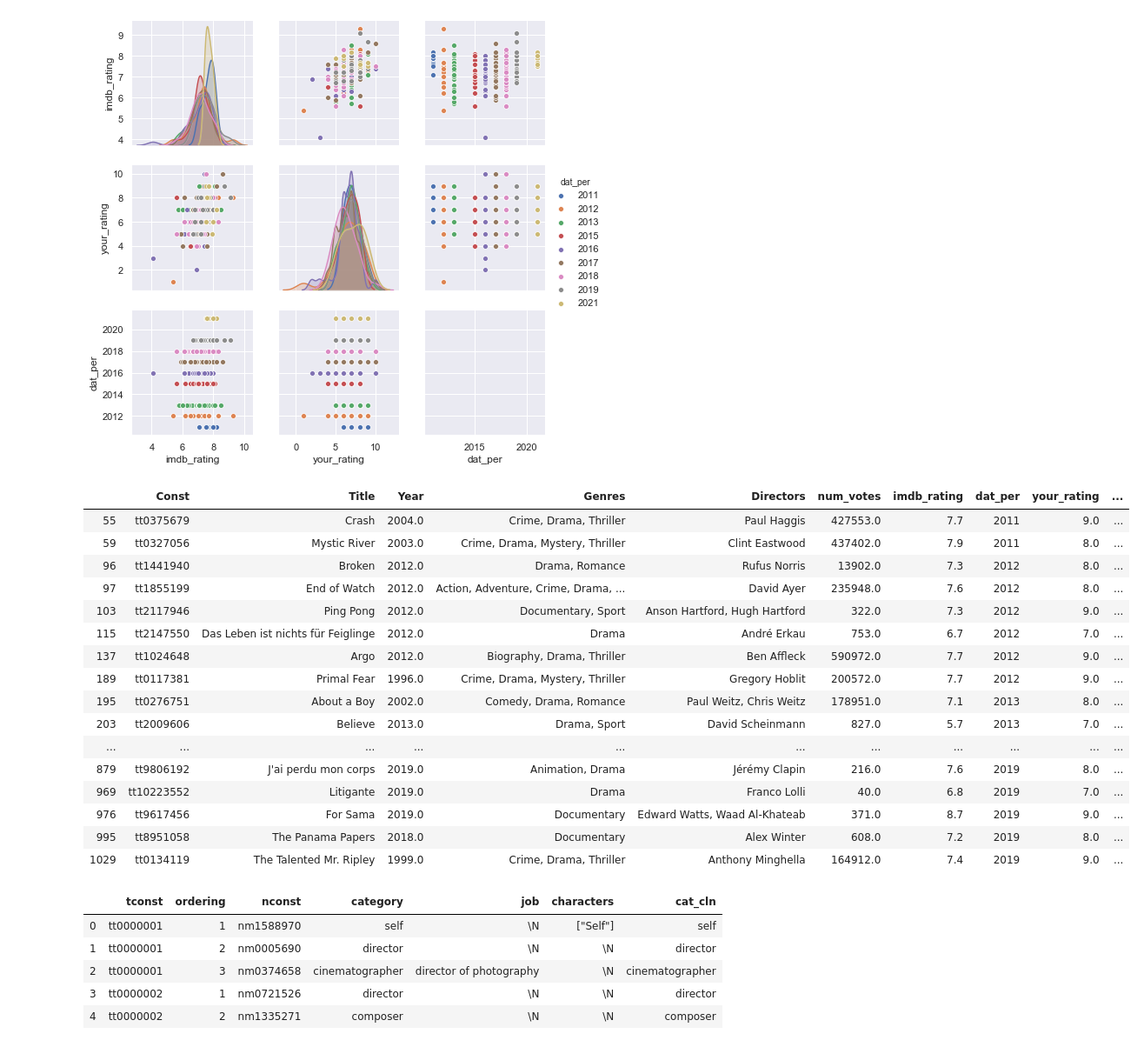
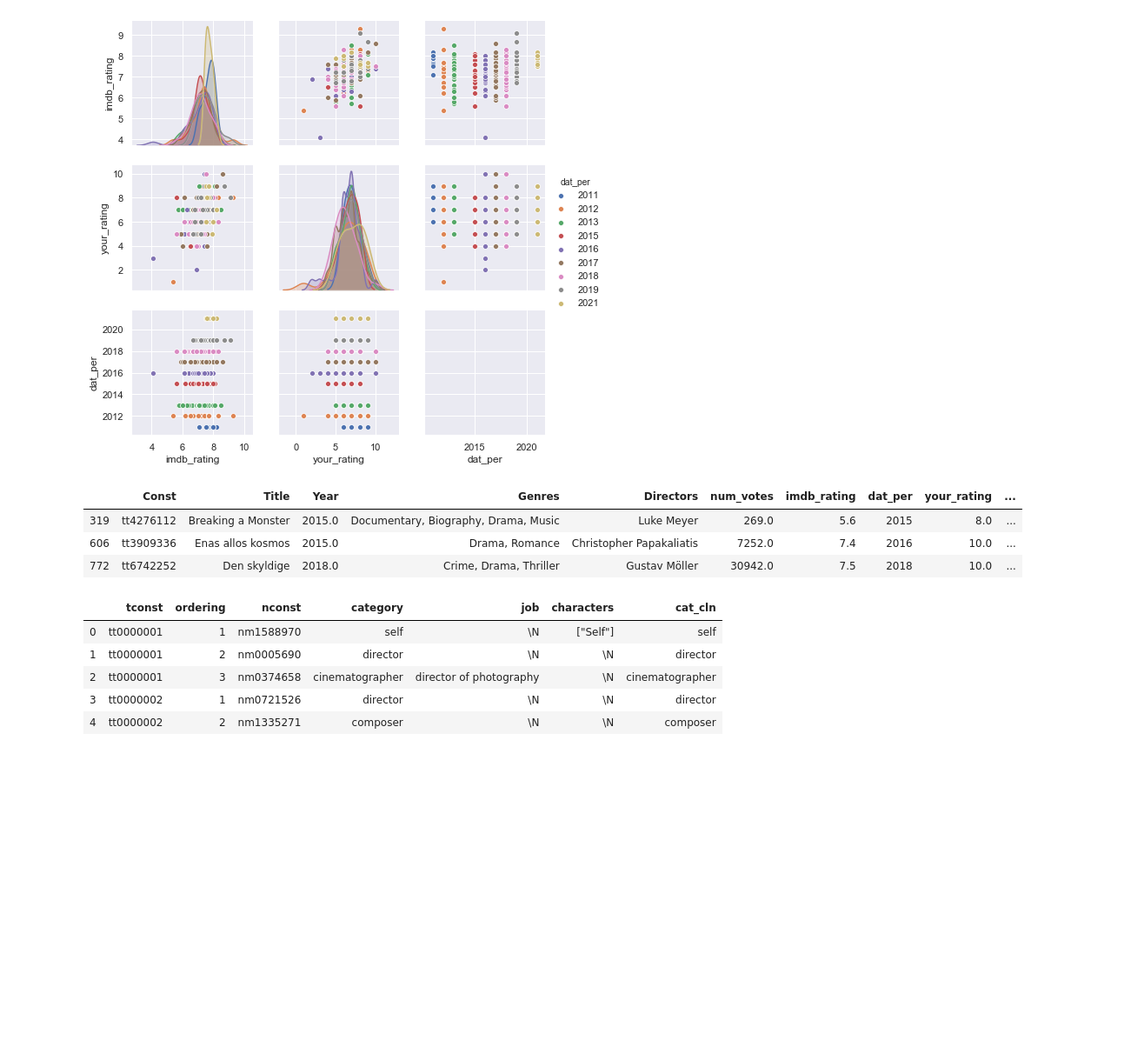
Before and after one commit to cwerner13/ZurichFilmFestival, a Jupyter notebook: zff.ipynb, the cells around one changed output. Shown: that part at 87% size. Saved outputs shown, nothing was run; the diff lists cells and outputs as text; code cells hidden in the pictures; blank space fills up the shorter version.

```diff
--- a/zff.ipynb
+++ b/zff.ipynb
@@ -56,25 +56,12 @@ sns.pairplot(combdf[combdf['rate_diff2'].notna()].loc[:,('imdb_rating', 'your_ra
 [figure]
 # %%
 #combdf[combdf['rate_diff2'].notnull()]
-combdf[combdf.rate_diff2 > 0]
+combdf[combdf.rate_diff2 > 2].head(3)
 # %% [output]
 |  | Const | Title | Year | Genres | Directors | num_votes | imdb_rating | dat_per | your_rating | ... |
-| 55 | tt0375679 | Crash | 2004.0 | Crime, Drama, Thriller | Paul Haggis | 427553.0 | 7.7 | 2011 | 9.0 | ... |
-| 59 | tt0327056 | Mystic River | 2003.0 | Crime, Drama, Mystery, Thriller | Clint Eastwood | 437402.0 | 7.9 | 2011 | 8.0 | ... |
-| 96 | tt1441940 | Broken | 2012.0 | Drama, Romance | Rufus Norris | 13902.0 | 7.3 | 2012 | 8.0 | ... |
-| 97 | tt1855199 | End of Watch | 2012.0 | Action, Adventure, Crime, Drama, ... | David Ayer | 235948.0 | 7.6 | 2012 | 8.0 | ... |
-| 103 | tt2117946 | Ping Pong | 2012.0 | Documentary, Sport | Anson Hartford, Hugh Hartford | 322.0 | 7.3 | 2012 | 9.0 | ... |
-| 115 | tt2147550 | Das Leben ist nichts für Feiglinge | 2012.0 | Drama | André Erkau | 753.0 | 6.7 | 2012 | 7.0 | ... |
-| 137 | tt1024648 | Argo | 2012.0 | Biography, Drama, Thriller | Ben Affleck | 590972.0 | 7.7 | 2012 | 9.0 | ... |
-| 189 | tt0117381 | Primal Fear | 1996.0 | Crime, Drama, Mystery, Thriller | Gregory Hoblit | 200572.0 | 7.7 | 2012 | 9.0 | ... |
-| 195 | tt0276751 | About a Boy | 2002.0 | Comedy, Drama, Romance | Paul Weitz, Chris Weitz | 178951.0 | 7.1 | 2013 | 8.0 | ... |
-| 203 | tt2009606 | Believe | 2013.0 | Drama, Sport | David Scheinmann | 827.0 | 5.7 | 2013 | 7.0 | ... |
-| ... | ... | ... | ... | ... | ... | ... | ... | ... | ... | ... |
-| 879 | tt9806192 | J'ai perdu mon corps | 2019.0 | Animation, Drama | Jérémy Clapin | 216.0 | 7.6 | 2019 | 8.0 | ... |
-| 969 | tt10223552 | Litigante | 2019.0 | Drama | Franco Lolli | 40.0 | 6.8 | 2019 | 7.0 | ... |
-| 976 | tt9617456 | For Sama | 2019.0 | Documentary | Edward Watts, Waad Al-Khateab | 371.0 | 8.7 | 2019 | 9.0 | ... |
-| 995 | tt8951058 | The Panama Papers | 2018.0 | Documentary | Alex Winter | 608.0 | 7.2 | 2019 | 8.0 | ... |
-| 1029 | tt0134119 | The Talented Mr. Ripley | 1999.0 | Crime, Drama, Thriller | Anthony Minghella | 164912.0 | 7.4 | 2019 | 9.0 | ... |
+| 319 | tt4276112 | Breaking a Monster | 2015.0 | Documentary, Biography, Drama, Music | Luke Meyer | 269.0 | 5.6 | 2015 | 8.0 | ... |
+| 606 | tt3909336 | Enas allos kosmos | 2015.0 | Drama, Romance | Christopher Papakaliatis | 7252.0 | 7.4 | 2016 | 10.0 | ... |
+| 772 | tt6742252 | Den skyldige | 2018.0 | Crime, Drama, Thriller | Gustav Möller | 30942.0 | 7.5 | 2018 | 10.0 | ... |
 # %%
 import pandas as pd
 import numpy  as np
```
Also changed, not shown: parts of 1 cell of this notebook.
